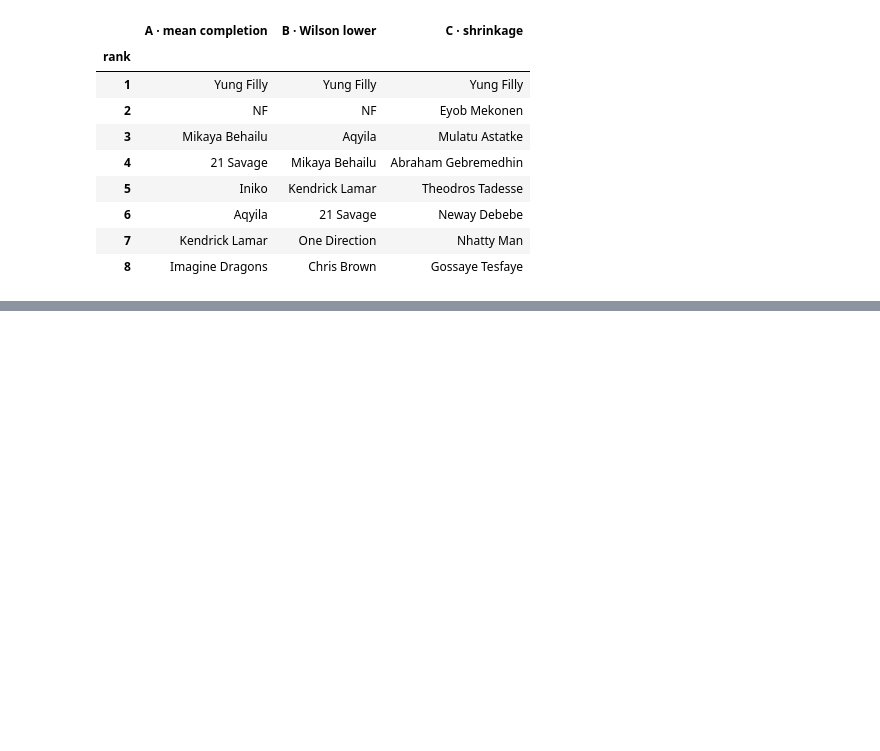
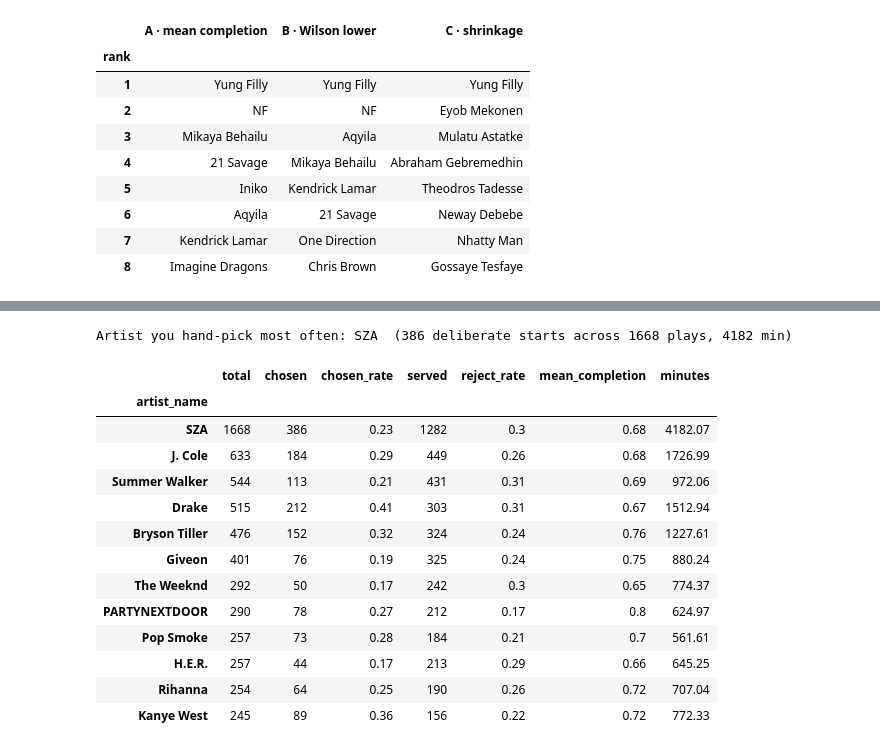
Before and after one commit to kaleb-asefa/rewind, a Jupyter notebook: notebooks/main.ipynb, the cells around one changed output, grey strips where cells are left out. Drawn from its saved outputs; the diff is of its cells as text; code cells hidden in the pictures; blank space fills up the shorter version.

```diff
--- a/notebooks/main.ipynb
+++ b/notebooks/main.ipynb
@@ -825,0 +935,36 @@ art_cmp
+# %%
+# --- Diagnostic: who do you actually choose, and how does intent look per artist? ---
+art = plays.groupby('artist_name').agg(
+    total=('completion', 'size'),
+    chosen=('chosen', 'sum'),
+    served=('served', 'sum'),
+    rejections=('rejection', 'sum'),
+    mean_completion=('completion', 'mean'),
+    minutes=('ms_played', lambda s: s.sum() / 60),
+)
+art['chosen_rate'] = art['chosen'] / art['total']
+art['reject_rate'] = art['rejections'] / art['served'].replace(0, np.nan)
+
+fav = art['chosen'].idxmax()
+print(f"Artist you hand-pick most often: {fav}  "
+      f"({int(art.loc[fav, 'chosen'])} deliberate starts across {int(art.loc[fav, 'total'])} plays, "
+      f"{art.loc[fav, 'minutes']:.0f} min)\n")
+
+cols = ['total', 'chosen', 'chosen_rate', 'served', 'reject_rate', 'mean_completion', 'minutes']
+art.sort_values('total', ascending=False)[cols].head(12).round(2)
+# %% [output]
+Artist you hand-pick most often: SZA  (386 deliberate starts across 1668 plays, 4182 min)
+|  | total | chosen | chosen_rate | served | reject_rate | mean_completion | minutes |
+| artist_name |  |  |  |  |  |  |  |
+| SZA | 1668 | 386 | 0.23 | 1282 | 0.3 | 0.68 | 4182.07 |
+| J. Cole | 633 | 184 | 0.29 | 449 | 0.26 | 0.68 | 1726.99 |
+| Summer Walker | 544 | 113 | 0.21 | 431 | 0.31 | 0.69 | 972.06 |
+| Drake | 515 | 212 | 0.41 | 303 | 0.31 | 0.67 | 1512.94 |
+| Bryson Tiller | 476 | 152 | 0.32 | 324 | 0.24 | 0.76 | 1227.61 |
+| Giveon | 401 | 76 | 0.19 | 325 | 0.24 | 0.75 | 880.24 |
+| The Weeknd | 292 | 50 | 0.17 | 242 | 0.3 | 0.65 | 774.37 |
+| PARTYNEXTDOOR | 290 | 78 | 0.27 | 212 | 0.17 | 0.8 | 624.97 |
+| Pop Smoke | 257 | 73 | 0.28 | 184 | 0.21 | 0.7 | 561.61 |
+| H.E.R. | 257 | 44 | 0.17 | 213 | 0.29 | 0.66 | 645.25 |
+| Rihanna | 254 | 64 | 0.25 | 190 | 0.26 | 0.72 | 707.04 |
+| Kanye West | 245 | 89 | 0.36 | 156 | 0.22 | 0.72 | 772.33 |
```
Also changed, not shown: parts of 8 cells of this notebook.
